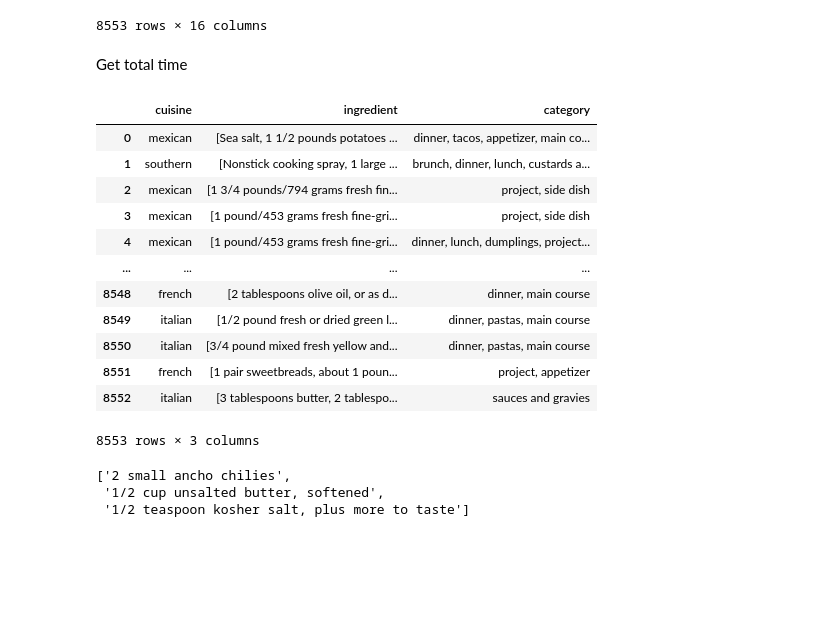
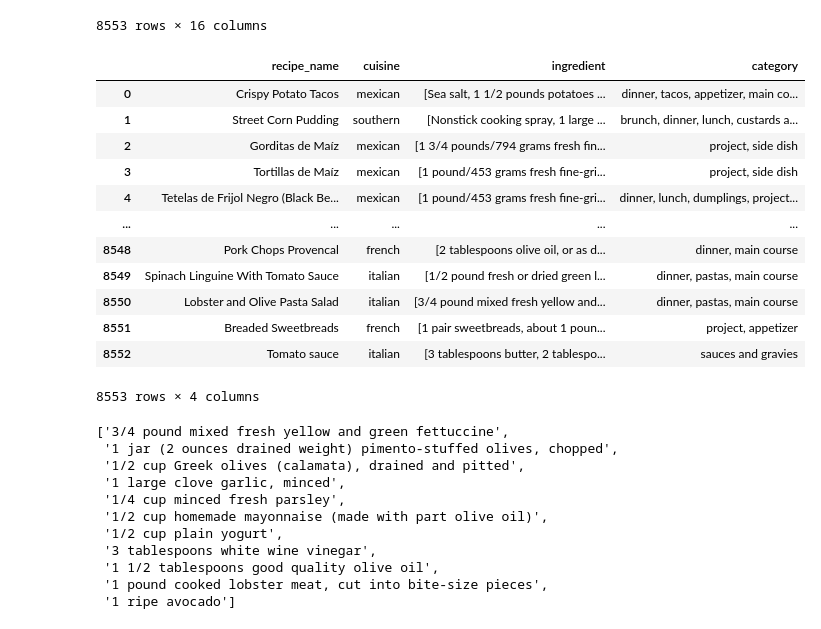
Before and after one commit to clintonlau/TOMT, a Jupyter notebook: explore/feature_engineering_nytc.ipynb, the cells around one changed output. Drawn from its saved outputs; the diff is of its cells as text; code cells hidden in the pictures; blank space fills up the shorter version.

```diff
--- a/explore/nytc_eda.ipynb
+++ b/explore/feature_engineering_nytc.ipynb
@@ -192,5 +178,3 @@ features.drop(['nutrition'], axis=1)
 | 8551 | Breaded Sweetbreads | project, appetizer | french | [1 pair sweetbreads, about 1 poun... | [Put the sweetbreads in a mixing ... | 544 | 20 |  | ... |
 | 8552 | Tomato sauce | sauces and gravies | italian | [3 tablespoons butter, 2 tablespo... | [Heat one tablespoon of the butte... | 186 | 8 |  | ... |
 8553 rows × 16 columns
-# %% [markdown]
-Get total time
@@ -199,25 +181,35 @@ random_sample = recipe_filtered.sample(1)
 # %%
-features[['cuisine', 'ingredient', 'category']]
+feature_set = features[['recipe_name', 'cuisine', 'ingredient', 'category']]
+feature_set
 # %% [output]
-|  | cuisine | ingredient | category |
-| 0 | mexican | [Sea salt, 1 1/2 pounds potatoes ... | dinner, tacos, appetizer, main co... |
-| 1 | southern | [Nonstick cooking spray, 1 large ... | brunch, dinner, lunch, custards a... |
-| 2 | mexican | [1 3/4 pounds/794 grams fresh fin... | project, side dish |
-| 3 | mexican | [1 pound/453 grams fresh fine-gri... | project, side dish |
-| 4 | mexican | [1 pound/453 grams fresh fine-gri... | dinner, lunch, dumplings, project... |
-| ... | ... | ... | ... |
-| 8548 | french | [2 tablespoons olive oil, or as d... | dinner, main course |
-| 8549 | italian | [1/2 pound fresh or dried green l... | dinner, pastas, main course |
-| 8550 | italian | [3/4 pound mixed fresh yellow and... | dinner, pastas, main course |
-| 8551 | french | [1 pair sweetbreads, about 1 poun... | project, appetizer |
-| 8552 | italian | [3 tablespoons butter, 2 tablespo... | sauces and gravies |
+|  | recipe_name | cuisine | ingredient | category |
+| 0 | Crispy Potato Tacos | mexican | [Sea salt, 1 1/2 pounds potatoes ... | dinner, tacos, appetizer, main co... |
+| 1 | Street Corn Pudding | southern | [Nonstick cooking spray, 1 large ... | brunch, dinner, lunch, custards a... |
+| 2 | Gorditas de Maíz | mexican | [1 3/4 pounds/794 grams fresh fin... | project, side dish |
+| 3 | Tortillas de Maíz | mexican | [1 pound/453 grams fresh fine-gri... | project, side dish |
+| 4 | Tetelas de Frijol Negro (Black Be... | mexican | [1 pound/453 grams fresh fine-gri... | dinner, lunch, dumplings, project... |
+| ... | ... | ... | ... | ... |
+| 8548 | Pork Chops Provencal | french | [2 tablespoons olive oil, or as d... | dinner, main course |
+| 8549 | Spinach Linguine With Tomato Sauce | italian | [1/2 pound fresh or dried green l... | dinner, pastas, main course |
+| 8550 | Lobster and Olive Pasta Salad | italian | [3/4 pound mixed fresh yellow and... | dinner, pastas, main course |
+| 8551 | Breaded Sweetbreads | french | [1 pair sweetbreads, about 1 poun... | project, appetizer |
+| 8552 | Tomato sauce | italian | [3 tablespoons butter, 2 tablespo... | sauces and gravies |
-8553 rows × 3 columns
+8553 rows × 4 columns
 # %%
 from ingredient_parser import parse_ingredient, parse_multiple_ingredients
 # %%
+random_sample = recipe_filtered.sample(1)
 ingredients = random_sample['ingredient'].values[0]
 ingredients
 # %% [output]
-['2 small ancho chilies',
- '1/2 cup unsalted butter, softened',
- '1/2 teaspoon kosher salt, plus more to taste']
+['3/4 pound mixed fresh yellow and green fettuccine',
+ '1 jar (2 ounces drained weight) pimento-stuffed olives, chopped',
+ '1/2 cup Greek olives (calamata), drained and pitted',
+ '1 large clove garlic, minced',
+ '1/4 cup minced fresh parsley',
+ '1/2 cup homemade mayonnaise (made with part olive oil)',
+ '1/2 cup plain yogurt',
+ '3 tablespoons white wine vinegar',
+ '1 1/2 tablespoons good quality olive oil',
+ '1 pound cooked lobster meat, cut into bite-size pieces',
+ '1 ripe avocado']
```
Also changed, not shown: parts of 11 cells of this notebook, 4 other files.
